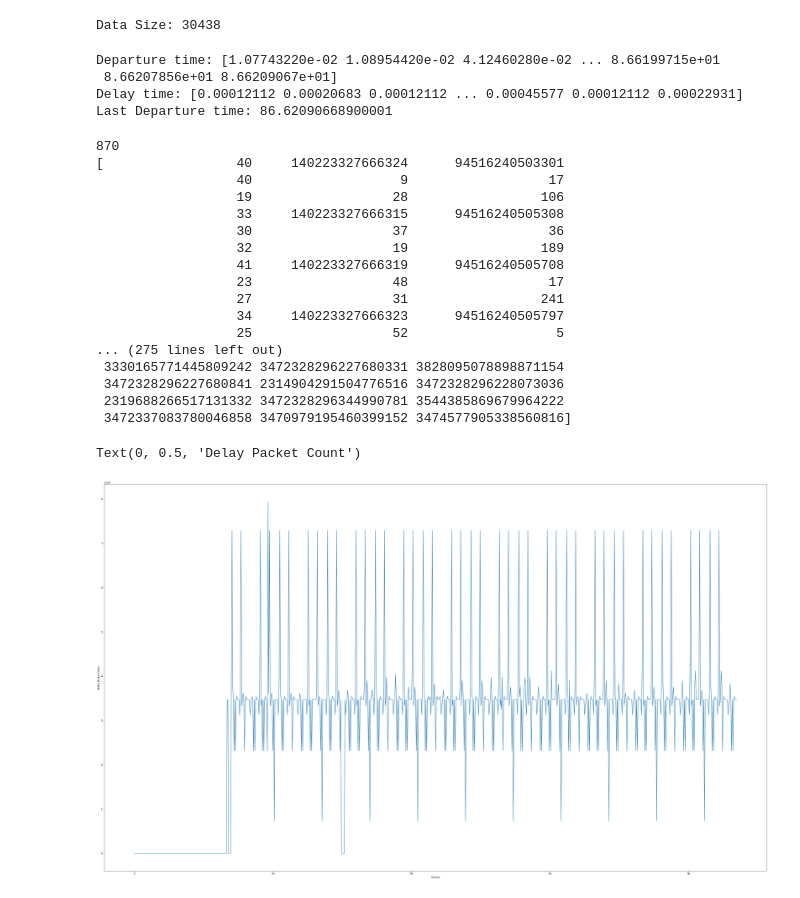
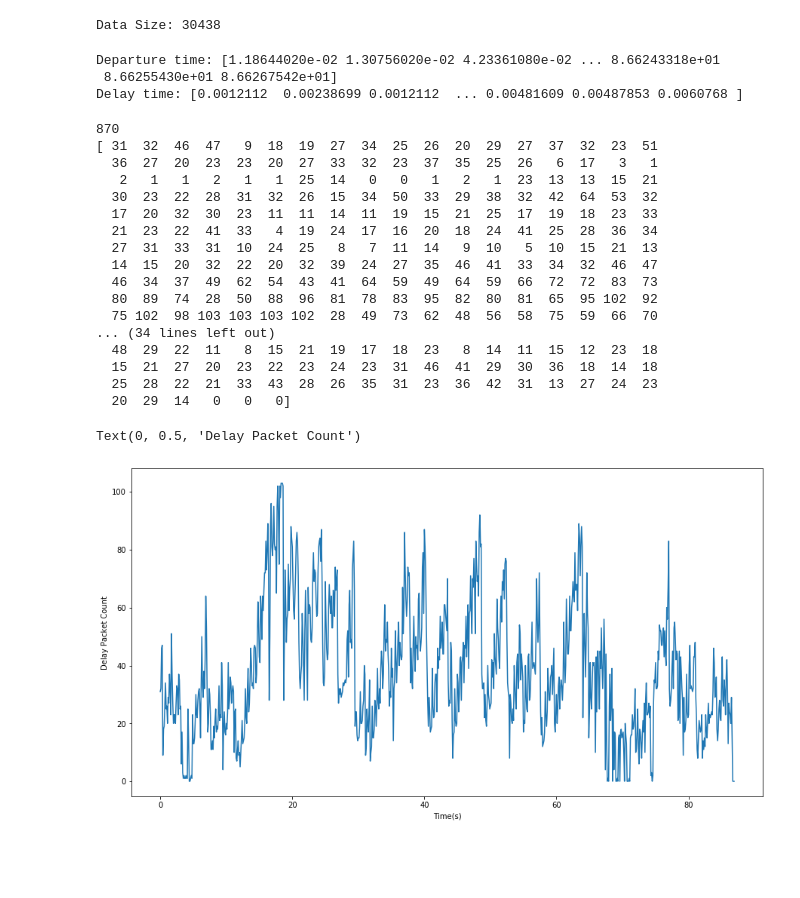
Before and after one commit to danganhvu1998/myINIAD, a Jupyter notebook: Miniconda/step_4.ipynb, the cells around one changed output. Saved outputs shown, nothing was run; the diff lists cells and outputs as text; code cells hidden in the pictures; blank space fills up the shorter version.

```diff
--- a/Miniconda/step_4.ipynb
+++ b/Miniconda/step_4.ipynb
@@ -13,7 +13,7 @@ Data Size: 30438
 # %%
 A = time_arrive
 L = packet_length # Packet length
-C = 100000000 # Link capacity
+C = 40000000 # Link capacity
 S = L*8/C
 D = np.ndarray(shape=(data_size,), dtype=float, order='F') # Depature time
 T = np.ndarray(shape=(data_size,), dtype=float, order='F') # Delay Time
@@ -27,15 +27,15 @@ for i in range(1, data_size):
 print("Departure time:", D)
 print("Delay time:", T)
 # %% [output]
-Departure time: [1.07743220e-02 1.08954420e-02 4.12460280e-02 ... 8.66199715e+01
- 8.66207856e+01 8.66209067e+01]
-Delay time: [0.00012112 0.00020683 0.00012112 ... 0.00045577 0.00012112 0.00022931]
-Last Departure time: 86.62090668900001
+Departure time: [1.18644020e-02 1.30756020e-02 4.23361080e-02 ... 8.66243318e+01
+ 8.66255430e+01 8.66267542e+01]
+Delay time: [0.0012112  0.00238699 0.0012112  ... 0.00481609 0.00487853 0.0060768 ]
 # %%
 last_departure_time = D[-1]
 col_count = int(last_departure_time*10+4)
 print(col_count)
 delay_packet_count = np.ndarray(shape=(col_count,), dtype=int, order='F')
+delay_packet_count.fill(0)
 for i in range(0, data_size):
     A_in = int(A[i]*10)
     D_in = int(D[i]*10)
@@ -44,28 +44,28 @@ for i in range(0, data_size):
 print(delay_packet_count)
 # %% [output]
 870
-[                 40     140223327666324      94516240503301
-                  40                   9                  17
-                  19                  28                 106
-                  33     140223327666315      94516240505308
-                  30                  37                  36
-                  32                  19                 189
-                  41     140223327666319      94516240505708
-                  23                  48                  17
-                  27                  31                 241
-                  34     140223327666323      94516240505797
-                  25                  52                   5
-... (275 lines left out)
- 3330165771445809242 3472328296227680331 3828095078898871154
- 3472328296227680841 2314904291504776516 3472328296228073036
- 2319688266517131332 3472328296344990781 3544385869679964222
- 3472337083780046858 3470979195460399152 3474577905338560816]
+[ 31  32  46  47   9  18  19  27  34  25  26  20  29  27  37  32  23  51
+  36  27  20  23  23  20  27  33  32  23  37  35  25  26   6  17   3   1
+   2   1   1   2   1   1  25  14   0   0   1   2   1  23  13  13  15  21
+  30  23  22  28  31  32  26  15  34  50  33  29  38  32  42  64  53  32
+  17  20  32  30  23  11  11  14  11  19  15  21  25  17  19  18  23  33
+  21  23  22  41  33   4  19  24  17  16  20  18  24  41  25  28  36  34
+  27  31  33  31  10  24  25   8   7  11  14   9  10   5  10  15  21  13
+  14  15  20  32  22  20  32  39  24  27  35  46  41  33  34  32  46  47
+  46  34  37  49  62  54  43  41  64  59  49  64  59  66  72  72  83  73
+  80  89  74  28  50  88  96  81  78  83  95  82  80  81  65  95 102  92
+  75 102  98 103 103 103 102  28  49  73  62  48  56  58  75  59  66  70
+... (34 lines left out)
+  48  29  22  11   8  15  21  19  17  18  23   8  14  11  15  12  23  18
+  15  21  27  20  23  22  23  24  23  31  46  41  29  30  36  18  14  18
+  25  28  22  21  33  43  28  26  35  31  23  36  42  31  13  27  24  23
+  20  29  14   0   0   0]
 # %%
 t = np.arange(0, col_count/10,0.1)
-plt.figure(figsize=(50,30))
+plt.figure(figsize=(15,8))
 plt.plot(t, delay_packet_count)
 plt.xlabel("Time(s)")
 plt.ylabel("Delay Packet Count")
 # %% [output]
 Text(0, 0.5, 'Delay Packet Count')
-[figure, old version]
+[figure, new version]
```
